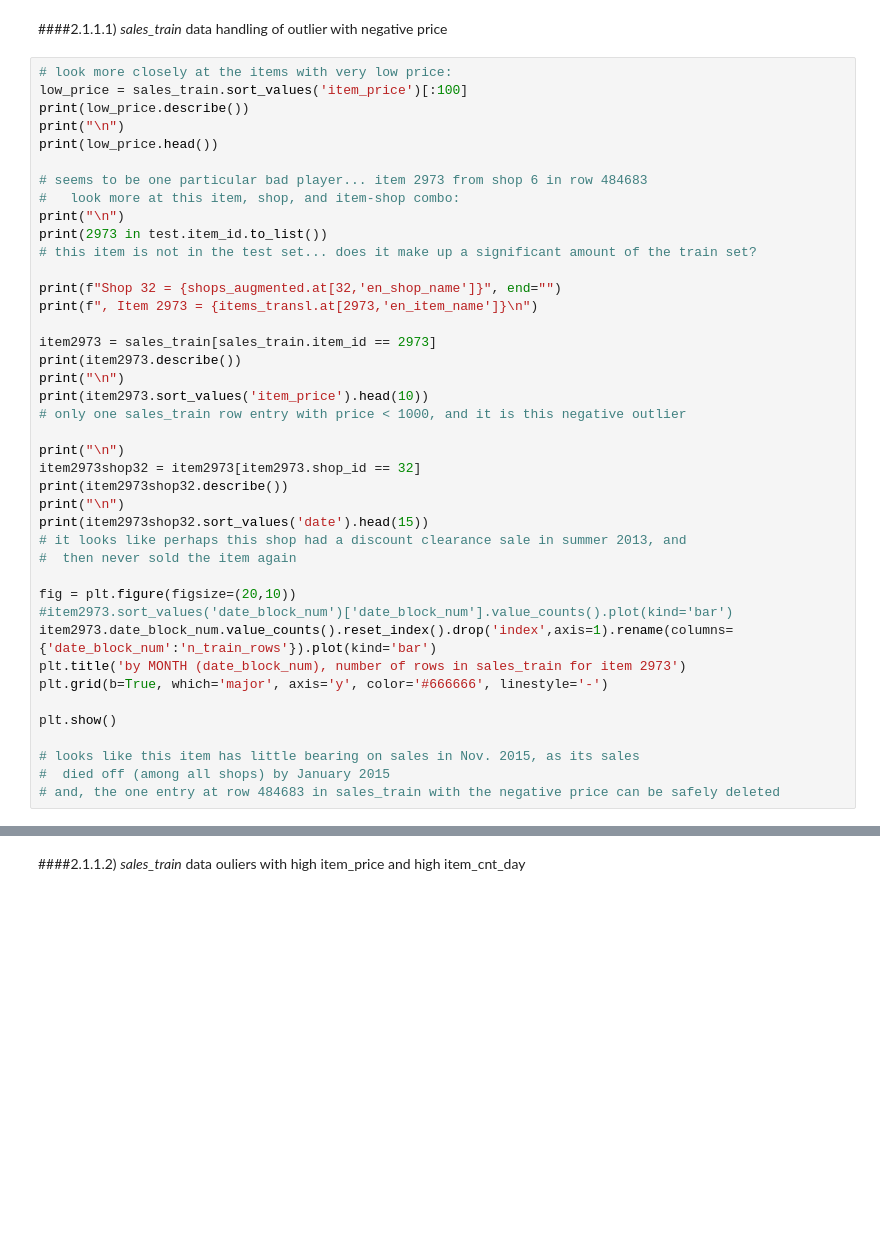
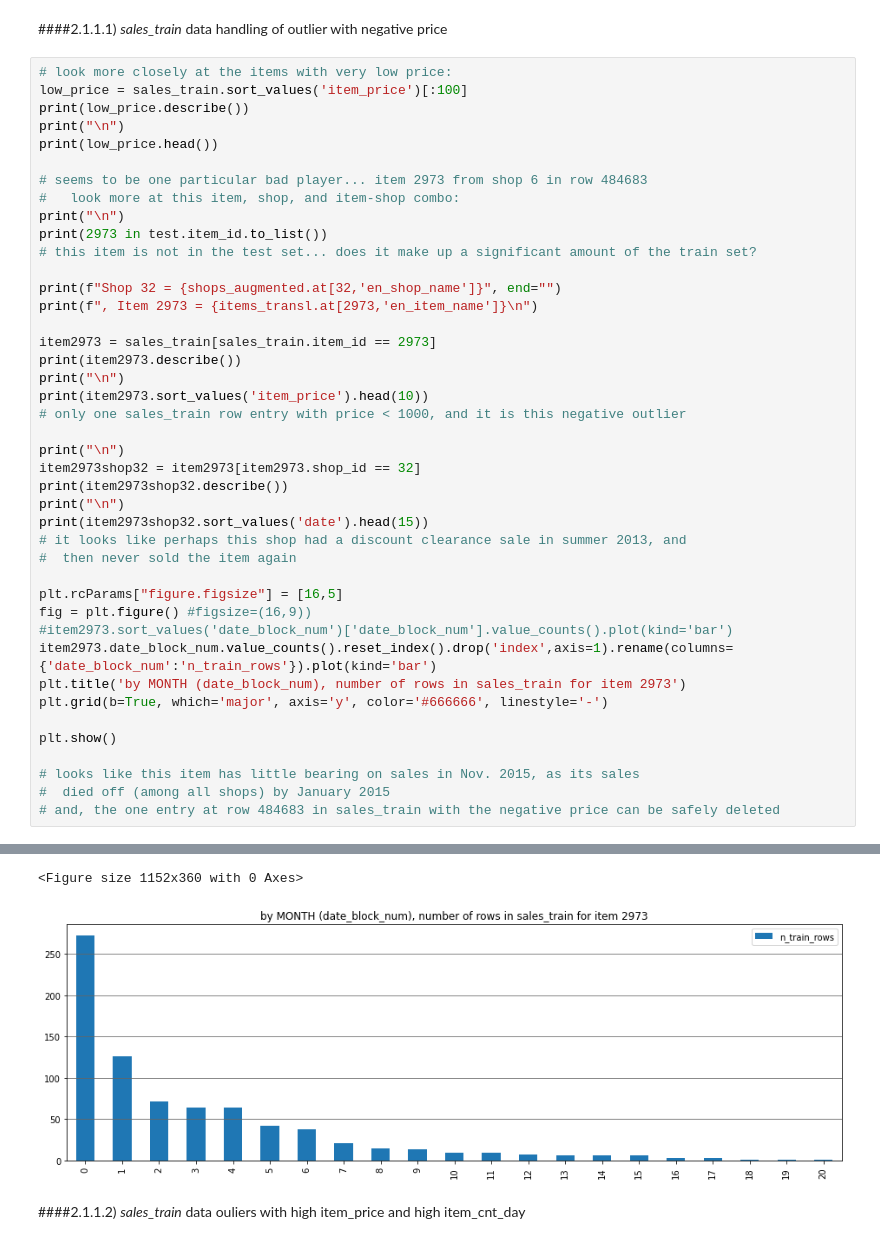
Before and after one commit to migai/Kag, a Jupyter notebook: ipynb_versions/MG_EDA_v3.0 readable.ipynb, the cells around one changed output, grey strips where cells are left out. Cells and saved outputs as stored; diff of their text form; blank space fills up the shorter version.

```diff
--- a/ipynb_versions/MG_EDA_v3.0 readable.ipynb
+++ b/ipynb_versions/MG_EDA_v3.0 readable.ipynb
@@ -1505,7 +2100,8 @@ print(item2973shop32.sort_values('date').head(15))
 # it looks like perhaps this shop had a discount clearance sale in summer 2013, and
 #  then never sold the item again
 
-fig = plt.figure(figsize=(20,10))
+plt.rcParams["figure.figsize"] = [16,5]
+fig = plt.figure() #figsize=(16,9))
 #item2973.sort_values('date_block_num')['date_block_num'].value_counts().plot(kind='bar')
 item2973.date_block_num.value_counts().reset_index().drop('index',axis=1).rename(columns={'date_block_num':'n_train_rows'}).plot(kind='bar')
 plt.title('by MONTH (date_block_num), number of rows in sales_train for item 2973')
@@ -1516,3 +2112,4 @@ plt.show()
 # looks like this item has little bearing on sales in Nov. 2015, as its sales
 #  died off (among all shops) by January 2015
 # and, the one entry at row 484683 in sales_train with the negative price can be safely deleted
+# %% [output]
@@ -1519,3 +2133,5 @@ plt.show()
+<Figure size 1152x360 with 0 Axes>
+[figure, added]
 # %% [markdown]
 ####2.1.1.2) *sales_train* data ouliers with high item_price and high item_cnt_day
 # %%
```
Also changed, not shown: parts of 70 cells of this notebook, 1 other file.
